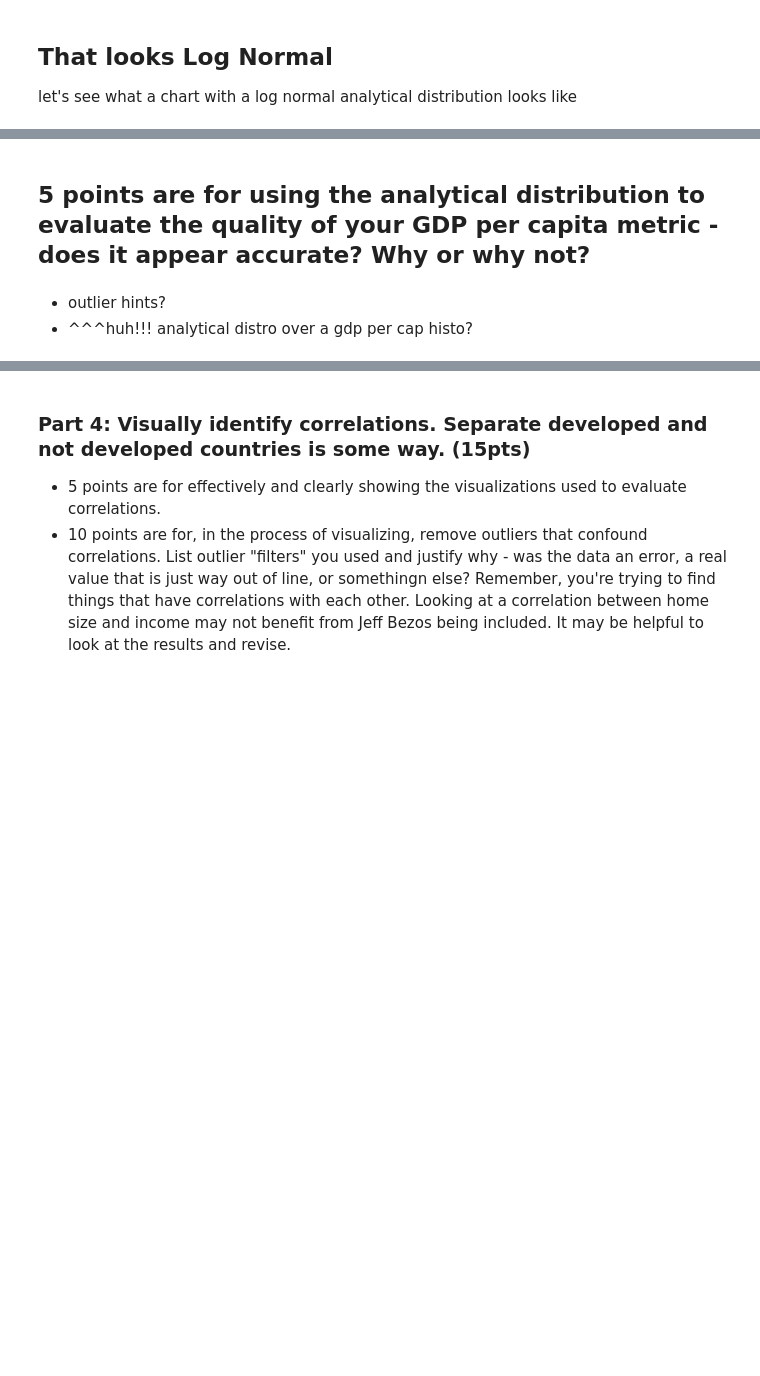
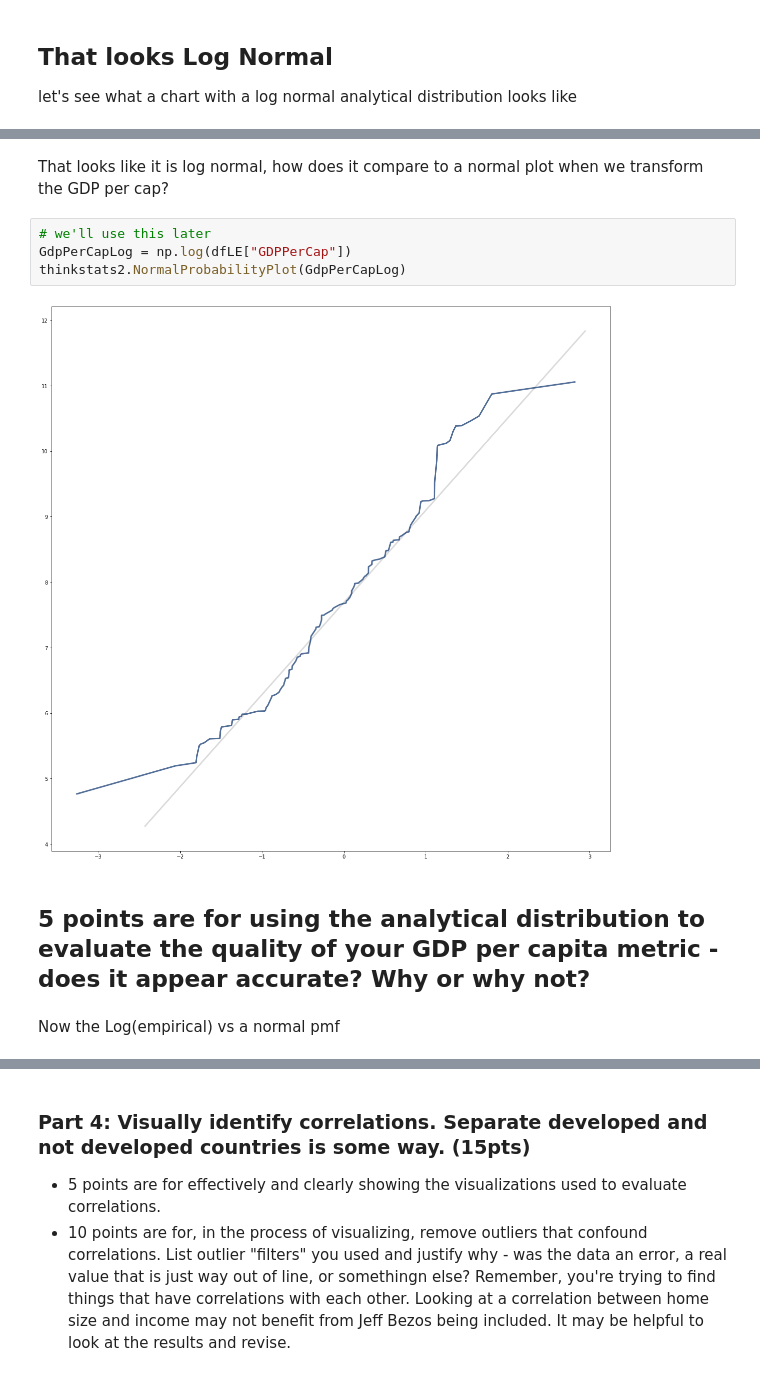
Before and after one commit to shaunmcgregor/BSIP_Assignment_2_Students, a Jupyter notebook: stats_asn_2_start.ipynb, the cells around one changed output, grey strips where cells are left out. Saved outputs shown, nothing was run; the diff lists cells and outputs as text; blank space fills up the shorter version.

```diff
--- a/stats_asn_2_start.ipynb
+++ b/stats_asn_2_start.ipynb
@@ -169,6 +170,12 @@ sns.ecdfplot(dfLE["GDPPerCap"], color="Green")
+# %% [markdown]
+That looks like it is log normal, how does it compare to a normal plot when we transform the GDP per cap?
+# %%
+# we'll use this later
+GdpPerCapLog = np.log(dfLE["GDPPerCap"])
+thinkstats2.NormalProbabilityPlot(GdpPerCapLog)
+# %% [output]
+[figure, added]
 # %% [markdown]
 ## 5 points are for using the analytical distribution to evaluate the quality of your GDP per capita metric - does it appear accurate? Why or why not?
-# %% [markdown]
-- outlier hints?
-- ^^^huh!!!
-analytical distro over a gdp per cap histo?
+# %% [markdown]
+Now the Log(empirical) vs a normal pmf
```
Also changed, not shown: parts of 18 cells of this notebook.
